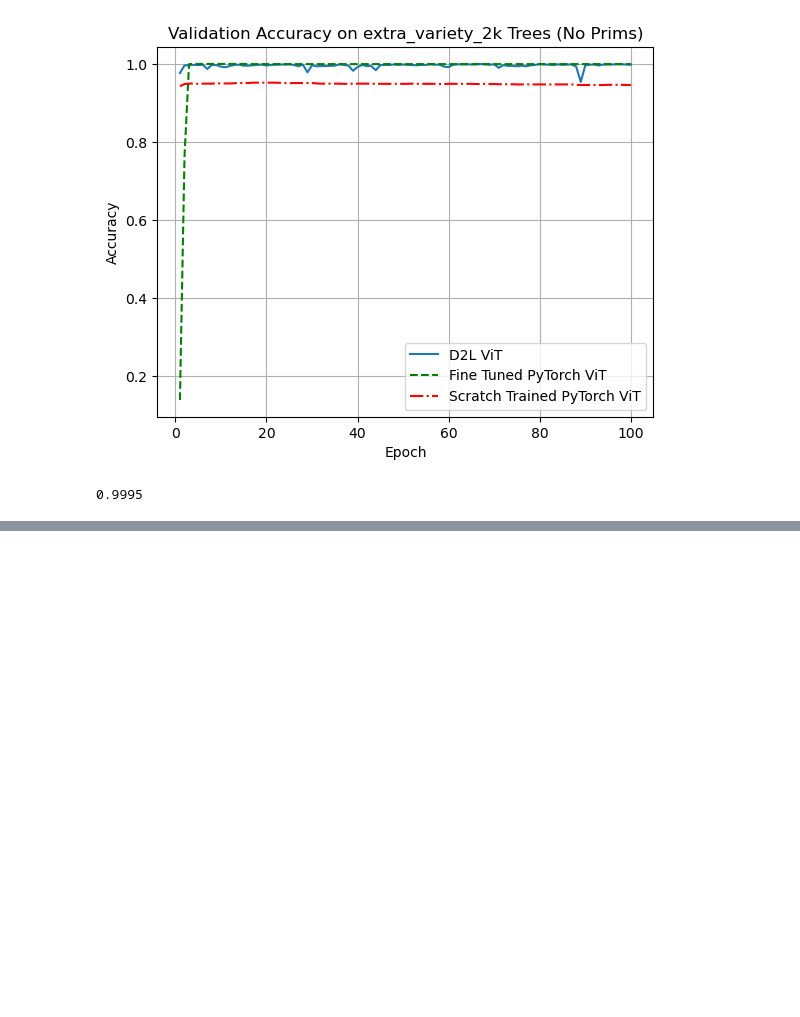
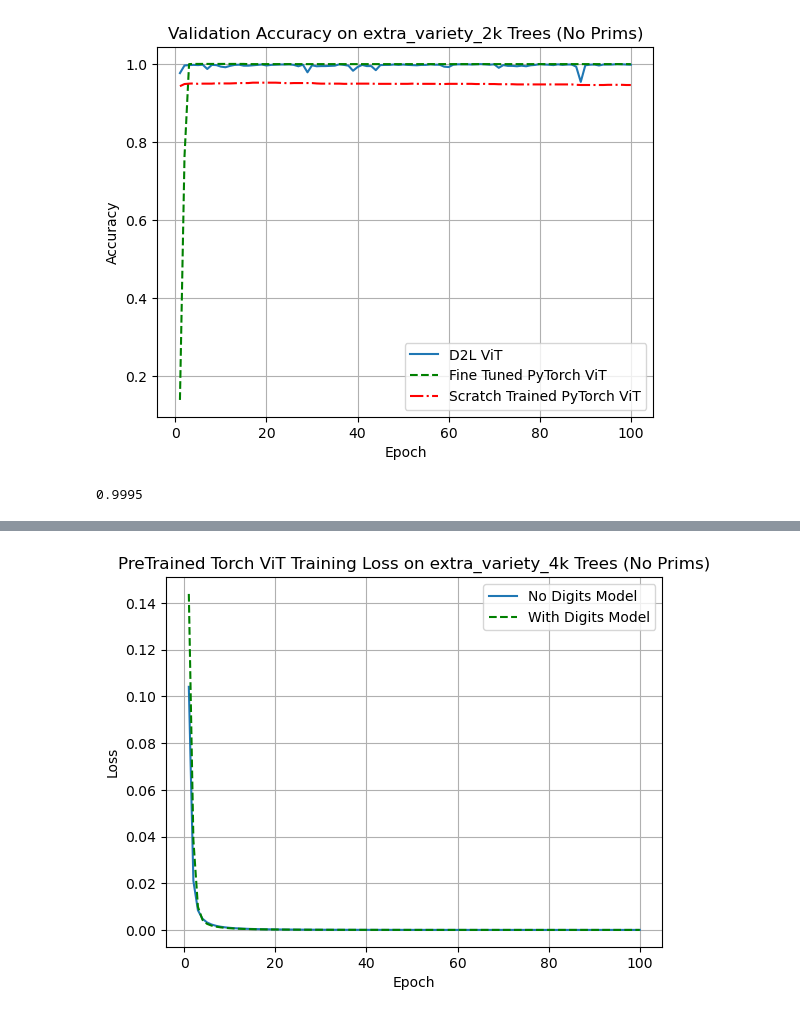
Before and after one commit to ChamiLamelas/Tufts-CS137-FinalProject, a Jupyter notebook: src/Plots.ipynb, the cells around one changed output, grey strips where cells are left out. Cells and saved outputs as stored; diff of their text form; code cells hidden in the pictures; blank space fills up the shorter version.

```diff
--- a/src/Plots.ipynb
+++ b/src/Plots.ipynb
@@ -150,0 +185,13 @@ np.max(d2l_tree_noprims_val)
+# %%
+plt.figure()
+plt.plot(epochs, finetuned_tree_scratchtrain, label='No Digits Model')
+plt.plot(epochs, finetuned_tree_noprims_train, 'g--', label='With Digits Model')
+plt.xlabel('Epoch')
+plt.ylabel('Loss')
+plt.grid()
+plt.legend()
+plt.title('PreTrained Torch ViT Training Loss on extra_variety_4k Trees (No Prims)')
+plt.savefig(os.path.join('..', 'plots', 'finetune_tree_train_loss_noprims.png'))
+plt.show()
+# %% [output]
+[figure, added]
```
Also changed, not shown: parts of 9 cells of this notebook, 34 other files.
